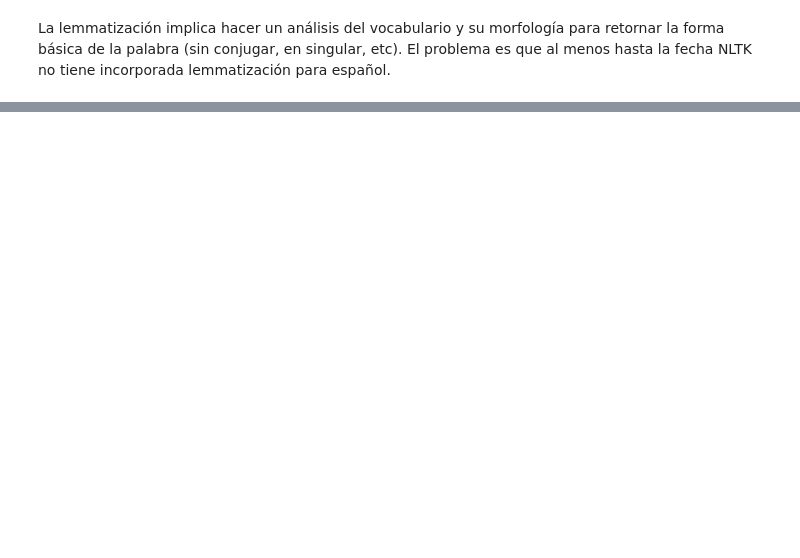
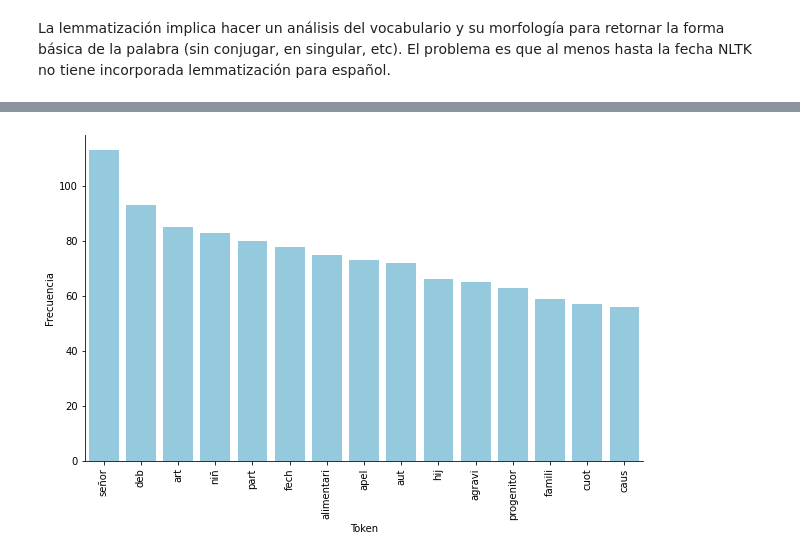
Before and after one commit to nicocarrion1/Mentoria_Busqueda_y_Recomendacion_Textos_Legales, a Jupyter notebook: Practico-2.ipynb, the cells around one changed output, grey strips where cells are left out. Cells and saved outputs as stored; diff of their text form; code cells hidden in the pictures; blank space fills up the shorter version.

```diff
--- a/Practico-2.ipynb
+++ b/Practico-2.ipynb
@@ -192,0 +302,6 @@ len(data)
+# %%
+list_of_five_files_familia=getListOfFiles(dirname+ '\FAMILIA', 5)
+corpus_five_familia=create_corpus(list_of_five_files_familia)
+clean_corpus(corpus_five_familia)
+# %% [output]
+[figure, added]
```
Also changed, not shown: parts of 25 cells of this notebook, 1 other file.
